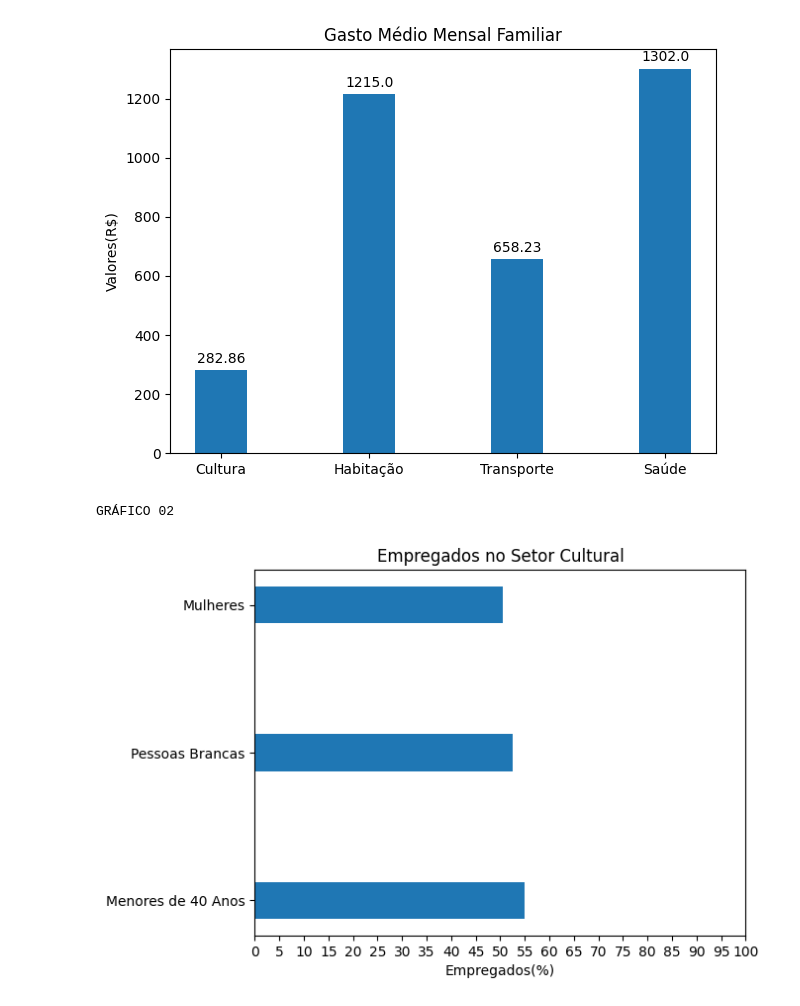
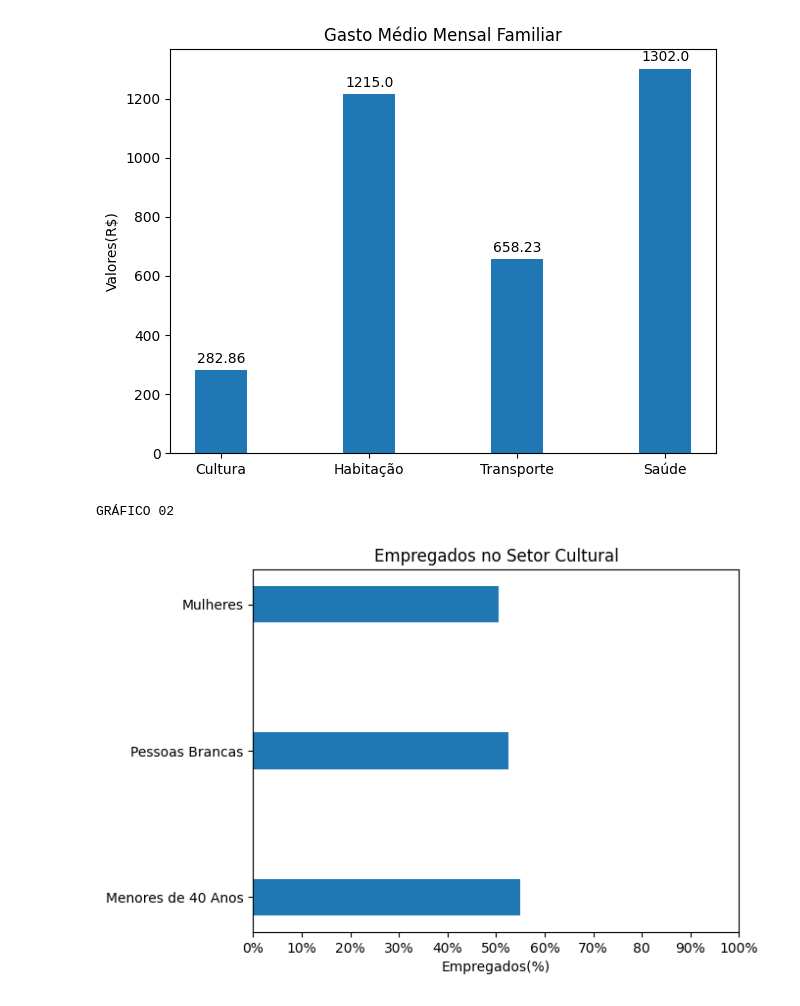
Before and after one commit to aldenor22/trabalho_do_curso_de_python, a Jupyter notebook: Trabalho_de_Conclusão_de_Curso_TCC.ipynb, the cells around one changed output. Drawn from its saved outputs; the diff is of its cells as text; code cells hidden in the pictures.

```diff
--- a/Trabalho_de_Conclusão_de_Curso_TCC.ipynb
+++ b/Trabalho_de_Conclusão_de_Curso_TCC.ipynb
@@ -47,31 +47,33 @@ GRÁFICO 02
 # %%
 #Gráficos 02
 import numpy as np
 import matplotlib.pyplot as plt
 import pandas as pd
 
 # Corrigindo o estado aleatório para reprodutibilidade
 np.random.seed(19680801)
 
 plt.rcdefaults()
 fig, ax1 = plt.subplots()
 
 # Dados
 setor = ('Mulheres','Pessoas Brancas','Menores de 40 Anos')
 y_pos = np.arange(len(setor))
 percentual = [50.5,52.6,54.9]
 #performance = 3 + 10 * np.random.rand(len(setor))
 #error = np.random.rand(len(setor))
 l = 0.25
 p1 = ax1.barh(y_pos, percentual, l)
 ax1.set_yticks(y_pos)
 ax1.set_yticklabels(setor)
+
 ax1.invert_yaxis()  # etiquetas lidas de cima para baixo
-ax1.set_xticks(np.arange(0,101,5))
+ax1.set_xticks(np.arange(0,101,10))
+ax1.set_xticklabels(['0%','10%','20%','30%','40%','50%','60%','70%','80','90%','100%'])
 ax1.set_xlabel('Empregados(%)')
 ax1.set_title('Empregados no Setor Cultural')
 print('GRÁFICO 02')
 plt.show()
 # %% [output]
 GRÁFICO 02
-[figure, old version]
+[figure, new version]
```
